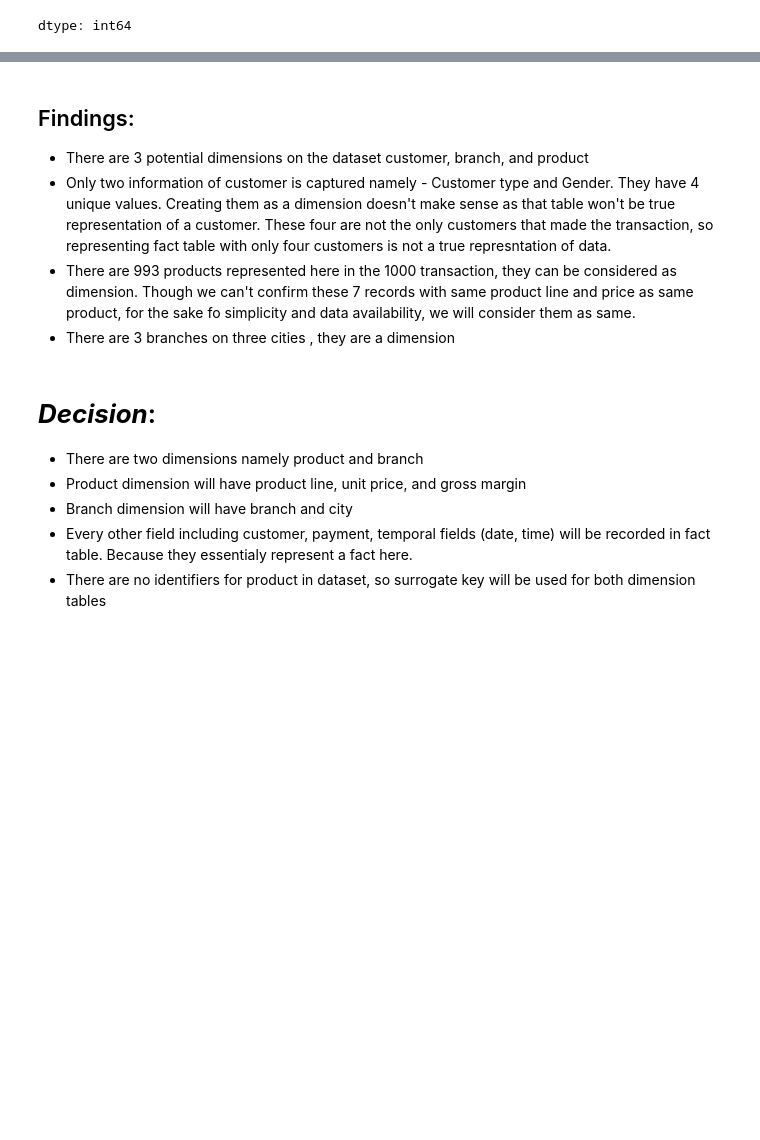
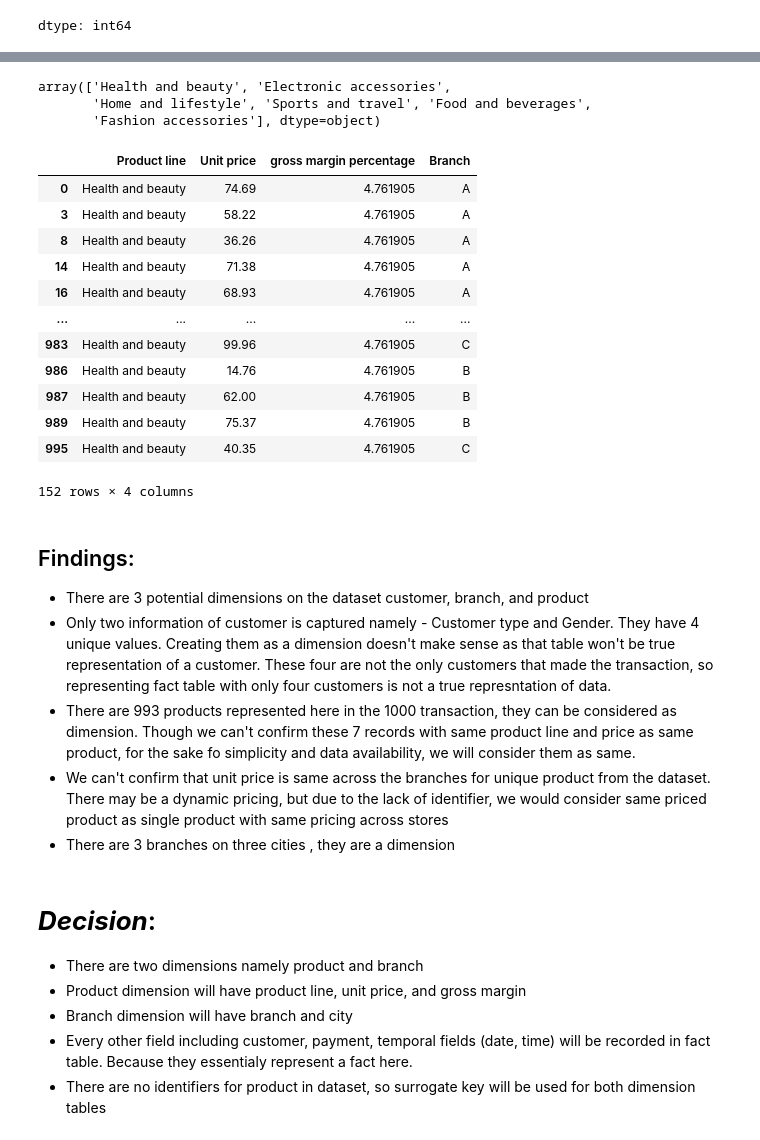
Before and after one commit to rampk57/supermarket-datapipline, a Jupyter notebook: data_profiling/Data_profiling.ipynb, the cells around one changed output, grey strips where cells are left out. Drawn from its saved outputs; the diff is of its cells as text; code cells hidden in the pictures; blank space fills up the shorter version.

```diff
--- a/data_profiling/Data_profiling.ipynb
+++ b/data_profiling/Data_profiling.ipynb
@@ -308,3 +308,5 @@ product_unique.value_counts().head(10)
 | Sports and travel-42.97 | 1 |
 | Sports and travel-17.14 | 1 |
 dtype: int64
+# %%
+product_branch = df[['Product line','Unit price','gross margin percentage','Branch']]
@@ -311,8 +322,31 @@ dtype: int64
+# %%
+product_branch['Product line'].unique()
+# %% [output]
+array(['Health and beauty', 'Electronic accessories',
+       'Home and lifestyle', 'Sports and travel', 'Food and beverages',
+       'Fashion accessories'], dtype=object)
+# %%
+product_branch[product_branch['Product line'] == 'Health and beauty']
+# %% [output]
+|  | Product line | Unit price | gross margin percentage | Branch |
+| 0 | Health and beauty | 74.69 | 4.761905 | A |
+| 3 | Health and beauty | 58.22 | 4.761905 | A |
+| 8 | Health and beauty | 36.26 | 4.761905 | A |
+| 14 | Health and beauty | 71.38 | 4.761905 | A |
+| 16 | Health and beauty | 68.93 | 4.761905 | A |
+| ... | ... | ... | ... | ... |
+| 983 | Health and beauty | 99.96 | 4.761905 | C |
+| 986 | Health and beauty | 14.76 | 4.761905 | B |
+| 987 | Health and beauty | 62.00 | 4.761905 | B |
+| 989 | Health and beauty | 75.37 | 4.761905 | B |
+| 995 | Health and beauty | 40.35 | 4.761905 | C |
+152 rows × 4 columns
 # %% [markdown]
 ## Findings:
 - There are 3 potential dimensions on the dataset customer, branch, and product
 - Only two information of customer is captured namely - Customer type and Gender. They have 4 unique values. Creating them as a dimension doesn't make sense as that table won't be true representation of a customer. These four are not the only customers that made the transaction, so representing fact table with only four customers is not a true represntation of data.
 - There are 993 products represented here in the 1000 transaction, they can be considered as dimension. Though we can't confirm these 7 records with same product line and price as same product, for the sake fo simplicity and data availability, we will consider them as same.
+- We can't confirm that unit price is same across the branches for unique product from the dataset. There may be a dynamic pricing, but due to the lack of identifier, we would consider same priced product as single product with same pricing across stores
 - There are 3 branches on three cities , they are a dimension
 # %% [markdown]
 # ***Decision***:
```
Also changed, not shown: parts of 1 cell of this notebook, 1 other file.
